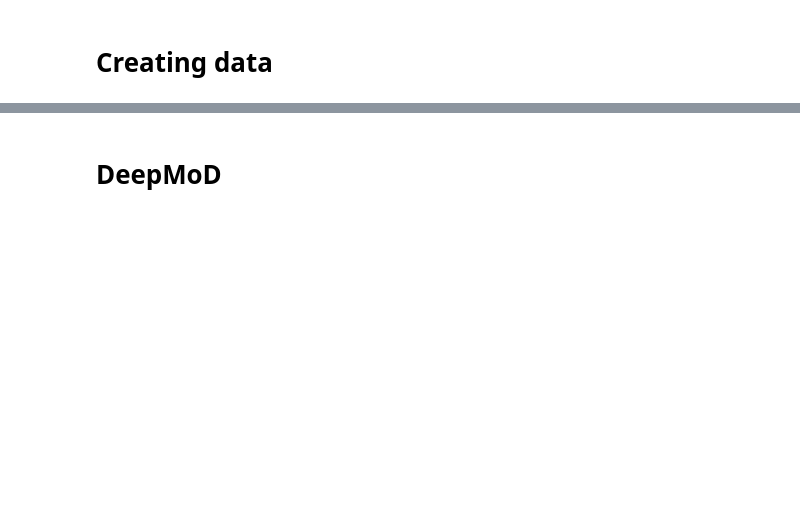
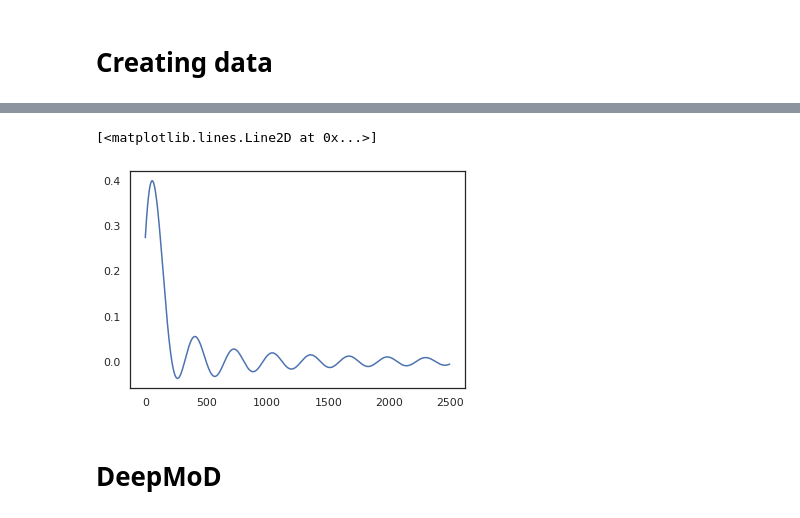
Before and after one commit to akshay-vedi/DeePyMoD_torch, a Jupyter notebook: notebooks/Mechanics/Zener_single.ipynb, the cells around one changed output, grey strips where cells are left out. Cells and saved outputs as stored; diff of their text form; code cells hidden in the pictures; blank space fills up the shorter version.

```diff
--- a/notebooks/Mechanics/Zener_single.ipynb
+++ b/notebooks/Mechanics/Zener_single.ipynb
@@ -36,3 +41,8 @@ plt.plot(y_stress,'--');plt.plot(y_strain)
+# %%
+plt.plot(y_strain)
+# %% [output]
+[<matplotlib.lines.Line2D at 0x...>]
+[figure, added]
 # %% [markdown]
 # DeepMoD
 # %%
```
Also changed, not shown: parts of 19 cells of this notebook, 20 other files.
